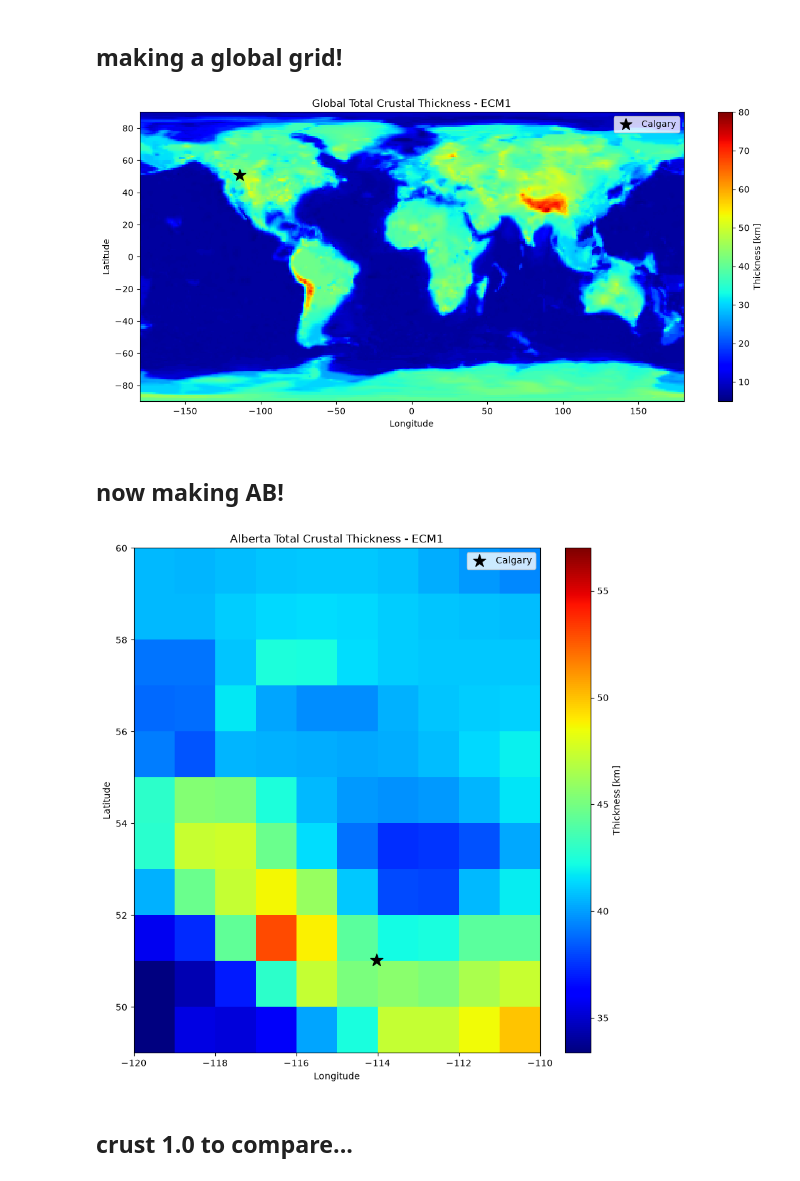
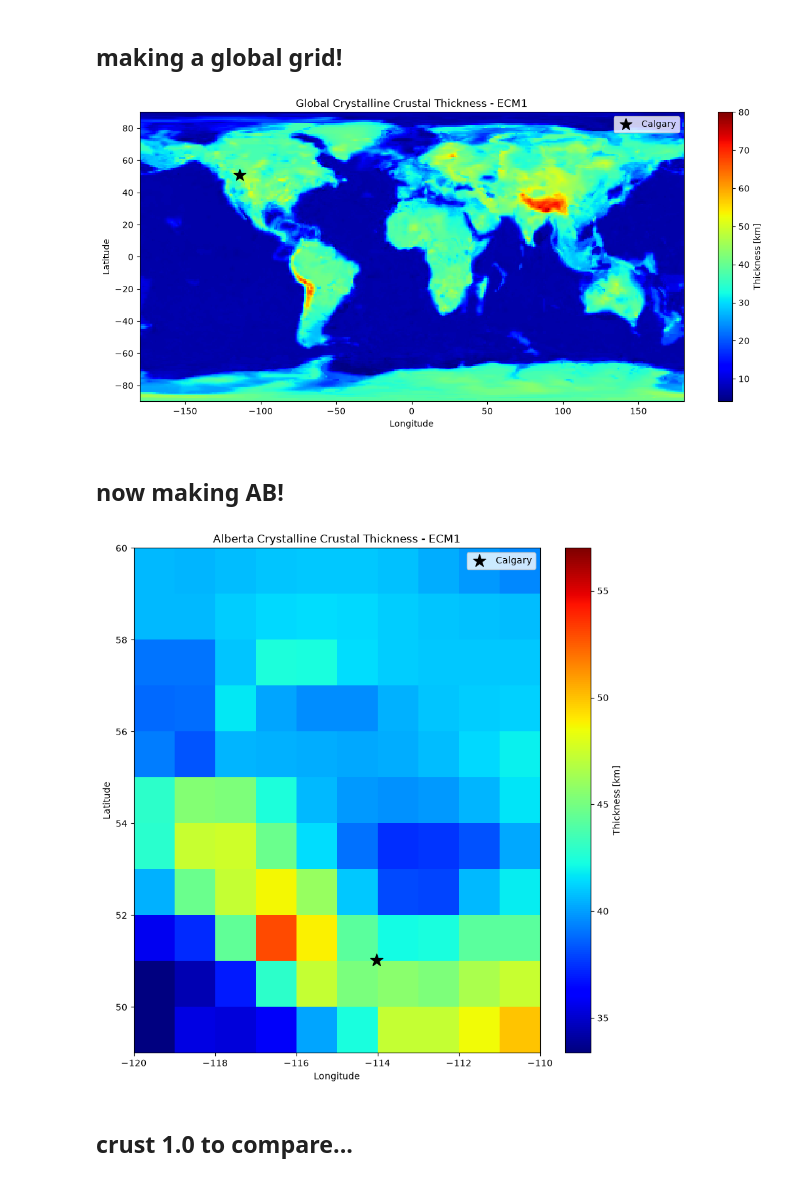
Before and after one commit to sydpas/grav_mag_model, a Jupyter notebook: src/ecm1/TO_3MT_ecm1.ipynb, the cells around one changed output. Cells and saved outputs as stored; diff of their text form; code cells hidden in the pictures.

```diff
--- a/src/ecm1/TO_3MT_ecm1.ipynb
+++ b/src/ecm1/TO_3MT_ecm1.ipynb
@@ -45,27 +45,27 @@ print(d_E)
 # %% [markdown]
 ## making a global grid!
 # %%
-d_E_grid_hc = d_E.pivot(index='lat', columns='long', values='hc')
+d_E_grid_hcc = d_E.pivot(index='lat', columns='long', values='hcc')
 
-lat = d_E_grid_hc.index.values; long = d_E_grid_hc.columns.values; hc_d_E = d_E_grid_hc.values
+lat = d_E_grid_hcc.index.values; long = d_E_grid_hcc.columns.values; hcc_d_E = d_E_grid_hcc.values
 # %%
 fig, ax0 = plt.subplots(figsize=(14, 6))
 
-pcm_hc_d_E = ax0.pcolormesh(long, lat, hc_d_E, cmap='jet', vmax=80)
-fig.colorbar(pcm_hc_d_E, label='Thickness [km]')
+pcm_hcc_d_E = ax0.pcolormesh(long, lat, hcc_d_E, cmap='jet', vmax=80)
+fig.colorbar(pcm_hcc_d_E, label='Thickness [km]')
 ax0.scatter(-114.03, 51.02, marker='*', color='black', s=200, label='Calgary')
 
 
-ax0.set_title('Global Total Crustal Thickness - ECM1')
+ax0.set_title('Global Crystalline Crustal Thickness - ECM1')
 ax0.set_xlabel('Longitude')
 ax0.set_ylabel('Latitude')
 
 plt.legend()
 
 plt.savefig('..\\..\\figures\\ecm1\\ecm1_global_grid.png', dpi=400, bbox_inches='tight')
 plt.show()
 # %% [output]
-[figure, old version]
+[figure, new version]
 # %% [markdown]
 ## now making AB!
 # %%
@@ -77,21 +77,21 @@ lat = d_E_na_grid_hc.index.values; long = d_E_na_grid_hc.columns.values; hc_na =
 # %%
 fig, ax00 = plt.subplots(figsize=(10, 10))
 
-pcm_hc_na = ax00.pcolormesh(long, lat, hc_na, cmap='jet', vmax=57)
-fig.colorbar(pcm_hc_na, label='Thickness [km]')
+pcm_hcc_na = ax00.pcolormesh(long, lat, hcc_na, cmap='jet', vmax=57)
+fig.colorbar(pcm_hcc_na, label='Thickness [km]')
 ax00.scatter(-114.03, 51.02, marker='*', color='black', s=200, label='Calgary')
 
 
-ax00.set_title('Alberta Total Crustal Thickness - ECM1')
+ax00.set_title('Alberta Crystalline Crustal Thickness - ECM1')
 ax00.set_xlabel('Longitude')
 ax00.set_ylabel('Latitude')
 
 plt.legend()
 
-plt.savefig('..\\..\\figures\\ecm1\\hc_AB_grid.png', dpi=400, bbox_inches='tight')
+plt.savefig('..\\..\\figures\\ecm1\\hcc_AB_grid.png', dpi=400, bbox_inches='tight')
 plt.show()
 # %% [output]
-[figure, old version]
+[figure, new version]
 # %% [markdown]
 ## crust 1.0 to compare...
 # %%
```
Also changed, not shown: parts of 10 cells of this notebook, 9 other files.
